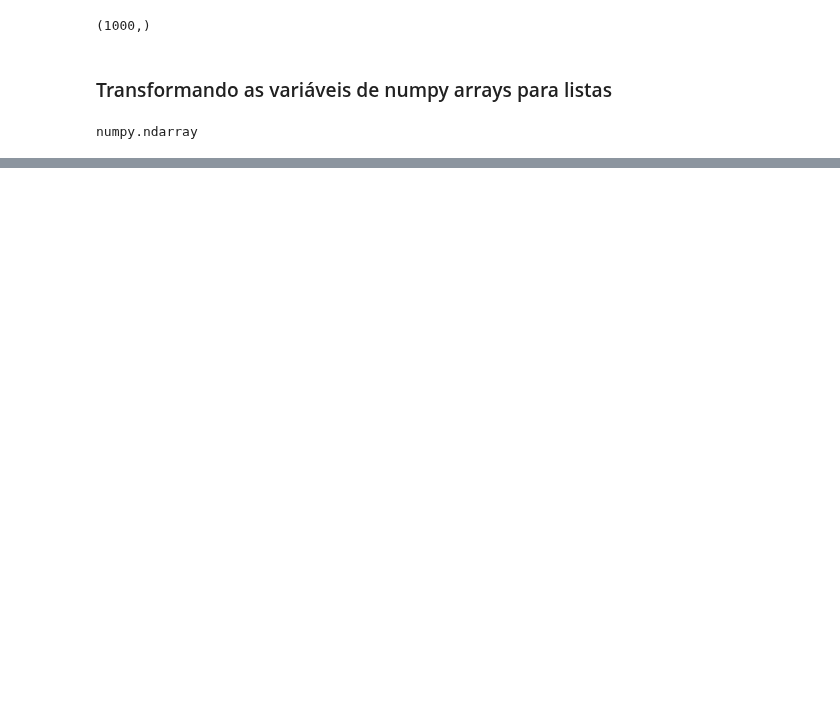
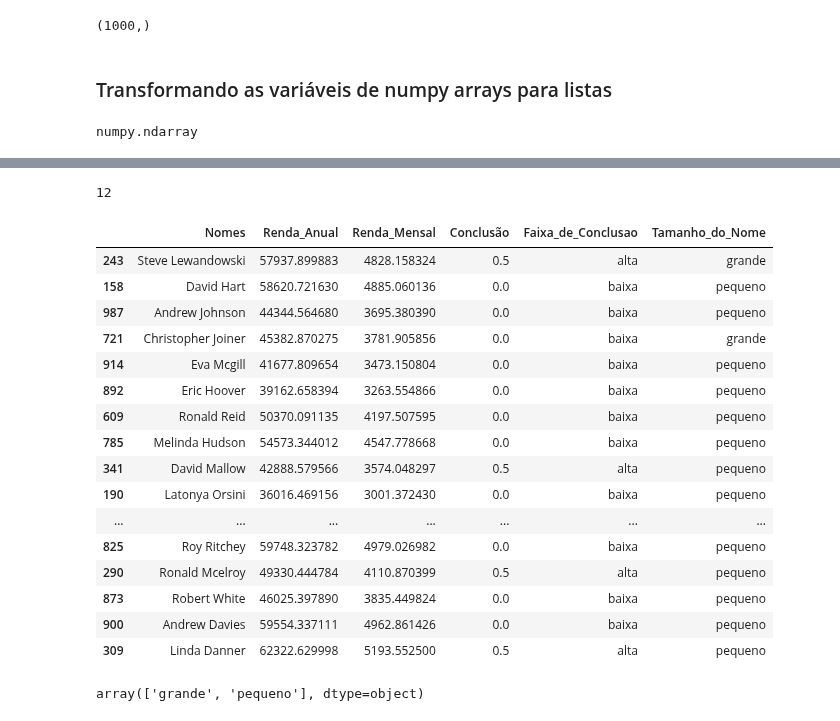
Before and after one commit to dltdscientist/MBA-em-Data-Science, a Jupyter notebook: Aula_15_Programação.ipynb, the cells around one changed output, grey strips where cells are left out. Cells and saved outputs as stored; diff of their text form; code cells hidden in the pictures; blank space fills up the shorter version.

```diff
--- a/Aula_15_Programação.ipynb
+++ b/Aula_15_Programação.ipynb
@@ -366,0 +383,5 @@ ValueError: ignored
+# %%
+dicionario = {'Nomes': nomes, 'Renda_Anual': renda_anual, 'Renda_Mensal': renda_mensal, 'Conclusão': conclusao }
+
+conjunto_de_dados = pd.DataFrame(dicionario)
+conjunto_de_dados
@@ -366,0 +402,13 @@ ValueError: ignored
+# %%
+def auxiliar(conc):
+  if conc < 0.25:
+    saida = 'baixa'
+  elif conc >= 0.25 and conc < 0.50:
+    saida = 'media'
+  elif conc >= 0.50 and conc < 0.75:
+    saida = 'alta'
+  else:
+    saida = 'excelente'
+  return saida
+
+conjunto_de_dados['Faixa_de_Conclusao'] = conjunto_de_dados['Conclusão'].apply(auxiliar)
@@ -366,0 +425,37 @@ ValueError: ignored
+# %%
+len(nomes[1])
+# %% [output]
+12
+# %%
+def auxiliar(tam):
+    if len(tam) <= 14:
+      saida = 'pequeno'
+    else:
+      saida = 'grande'
+    return saida
+
+conjunto_de_dados['Tamanho_do_Nome'] = conjunto_de_dados['Nomes'].apply(auxiliar)
+# %%
+conjunto_de_dados.sample(30)
+# %% [output]
+|  | Nomes | Renda_Anual | Renda_Mensal | Conclusão | Faixa_de_Conclusao | Tamanho_do_Nome |
+| 243 | Steve Lewandowski | 57937.899883 | 4828.158324 | 0.5 | alta | grande |
+| 158 | David Hart | 58620.721630 | 4885.060136 | 0.0 | baixa | pequeno |
+| 987 | Andrew Johnson | 44344.564680 | 3695.380390 | 0.0 | baixa | pequeno |
+| 721 | Christopher Joiner | 45382.870275 | 3781.905856 | 0.0 | baixa | grande |
+| 914 | Eva Mcgill | 41677.809654 | 3473.150804 | 0.0 | baixa | pequeno |
+| 892 | Eric Hoover | 39162.658394 | 3263.554866 | 0.0 | baixa | pequeno |
+| 609 | Ronald Reid | 50370.091135 | 4197.507595 | 0.0 | baixa | pequeno |
+| 785 | Melinda Hudson | 54573.344012 | 4547.778668 | 0.0 | baixa | pequeno |
+| 341 | David Mallow | 42888.579566 | 3574.048297 | 0.5 | alta | pequeno |
+| 190 | Latonya Orsini | 36016.469156 | 3001.372430 | 0.0 | baixa | pequeno |
+| ... | ... | ... | ... | ... | ... | ... |
+| 825 | Roy Ritchey | 59748.323782 | 4979.026982 | 0.0 | baixa | pequeno |
+| 290 | Ronald Mcelroy | 49330.444784 | 4110.870399 | 0.5 | alta | pequeno |
+| 873 | Robert White | 46025.397890 | 3835.449824 | 0.0 | baixa | pequeno |
+| 900 | Andrew Davies | 59554.337111 | 4962.861426 | 0.0 | baixa | pequeno |
+| 309 | Linda Danner | 62322.629998 | 5193.552500 | 0.5 | alta | pequeno |
+# %%
+conjunto_de_dados['Tamanho_do_Nome'].unique()
+# %% [output]
+array(['grande', 'pequeno'], dtype=object)
```
Also changed, not shown: parts of 33 cells of this notebook.
